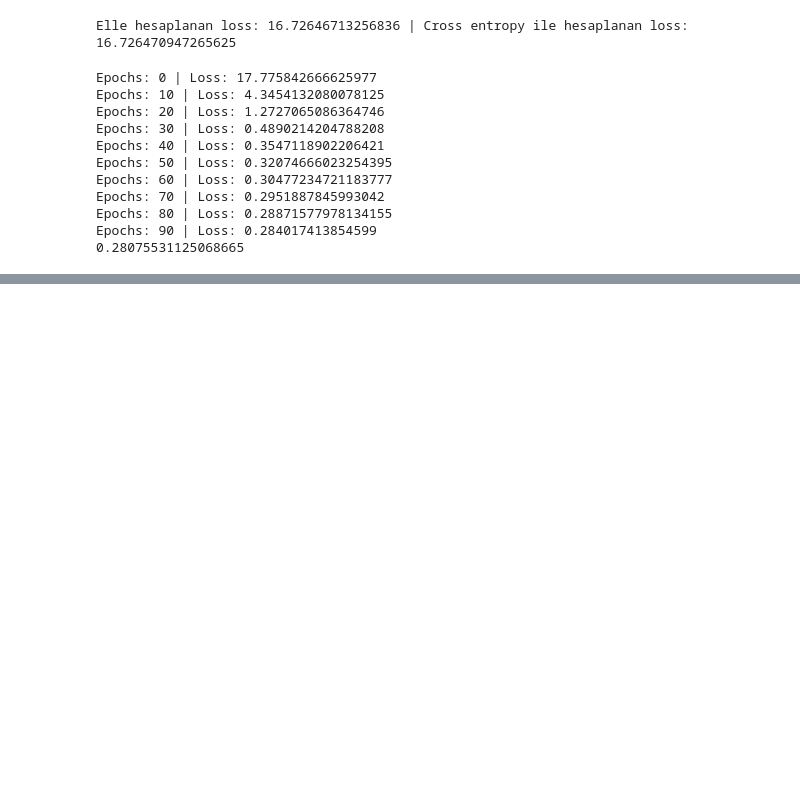
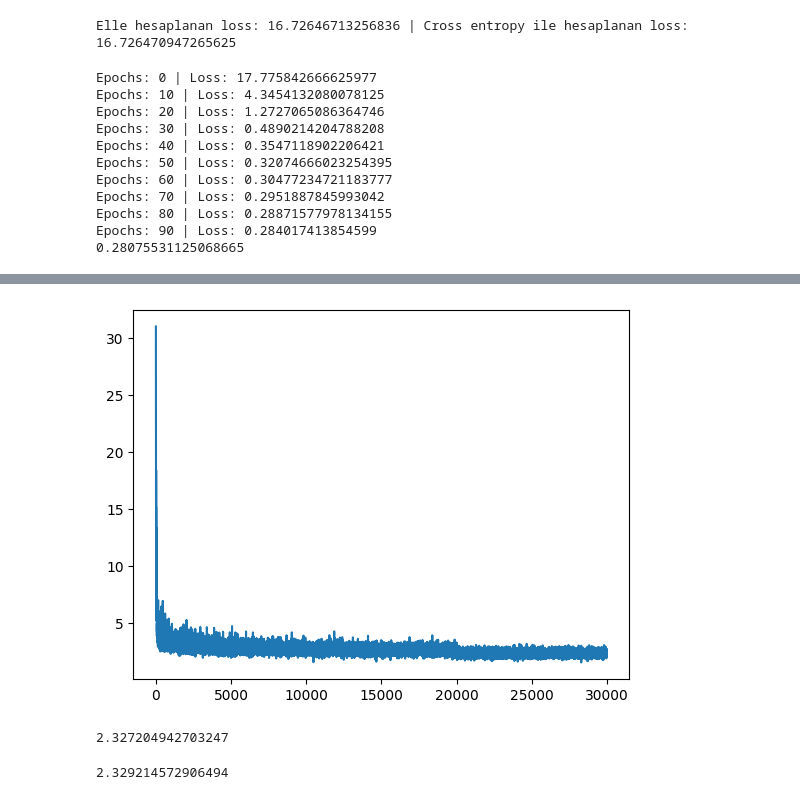
Before and after one commit to ibrahimhanifceker/YZ50Codes, a Jupyter notebook: hafta-4/YZ50Hafta4.ipynb, the cells around one changed output, grey strips where cells are left out. Saved outputs shown, nothing was run; the diff lists cells and outputs as text; code cells hidden in the pictures; blank space fills up the shorter version.

```diff
--- a/hafta-4/YZ50Hafta4.ipynb
+++ b/hafta-4/YZ50Hafta4.ipynb
@@ -318,0 +318,52 @@ print(get_loss("test"))
+# %%
+hidden_dim = 300
+# %%
+g = torch.Generator().manual_seed(42)
+
+C = torch.randn((num_vocab, emb_dim),                           generator=g)
+weight1 = torch.randn((context_size * emb_dim, hidden_dim),     generator=g)
+bias1 = torch.randn((hidden_dim,),                              generator=g)
+weight2 = torch.randn((hidden_dim, num_vocab),                  generator=g)
+bias2 = torch.randn((num_vocab,),                               generator=g)
+parameters = [C, weight1, bias1, weight2, bias2]
+
+for param in parameters:
+    param.requires_grad = True
+# %%
+epochs = 30000
+learning_rate = 0.1
+epoch_vals = []
+loss_vals = []
+
+for epoch in range(epochs):
+    idx = torch.randint(0, len(Xtr), (batch_size,))
+    emb = C[Xtr[idx]]
+    hidden_layer = torch.tanh(emb.reshape(batch_size, -1) @ weight1 + bias1)
+    logits = hidden_layer @ weight2 + bias2
+    loss = F.cross_entropy(logits, Ytr[idx])
+
+    for param in parameters:
+        param.grad = None
+
+    loss.backward()
+
+    epoch_vals.append(epoch)
+    loss_vals.append(loss.item())
+
+    if epoch > 20000:
+        learning_rate = 0.01
+
+    for param in parameters:
+        param.data += -learning_rate * param.grad
+# %%
+plt.plot(epoch_vals, loss_vals);
+# %% [output]
+[figure, added]
+# %%
+print(get_loss("train"))
+# %% [output]
+2.327204942703247
+# %%
+print(get_loss("dev"))
+# %% [output]
+2.329214572906494
```
Also changed, not shown: parts of 15 cells of this notebook.
